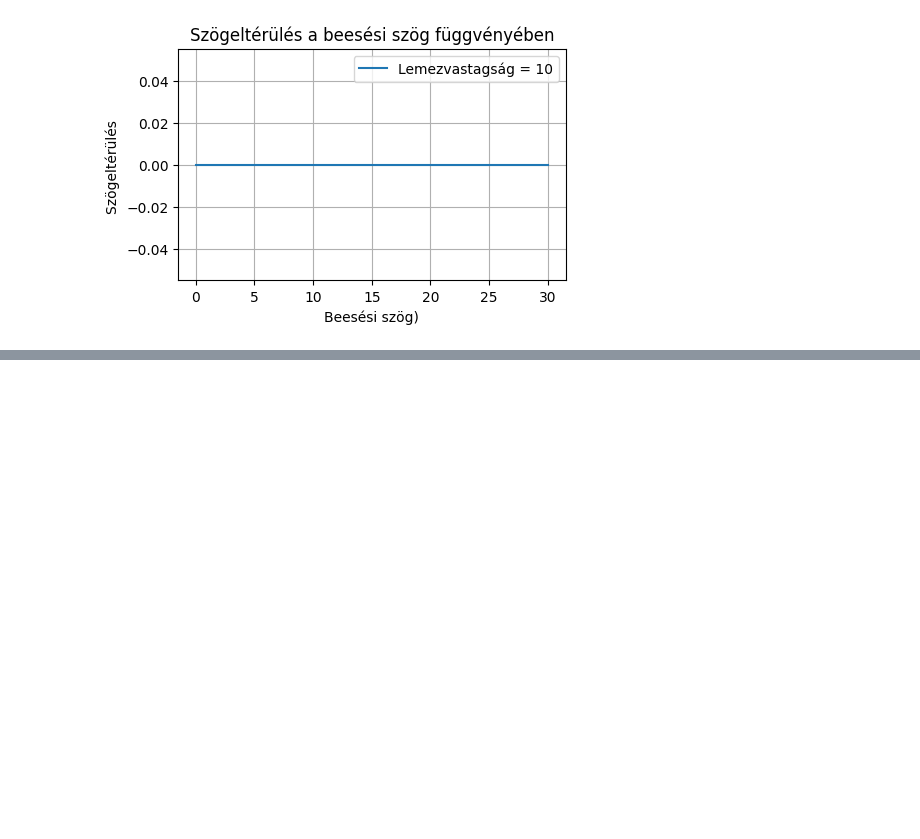
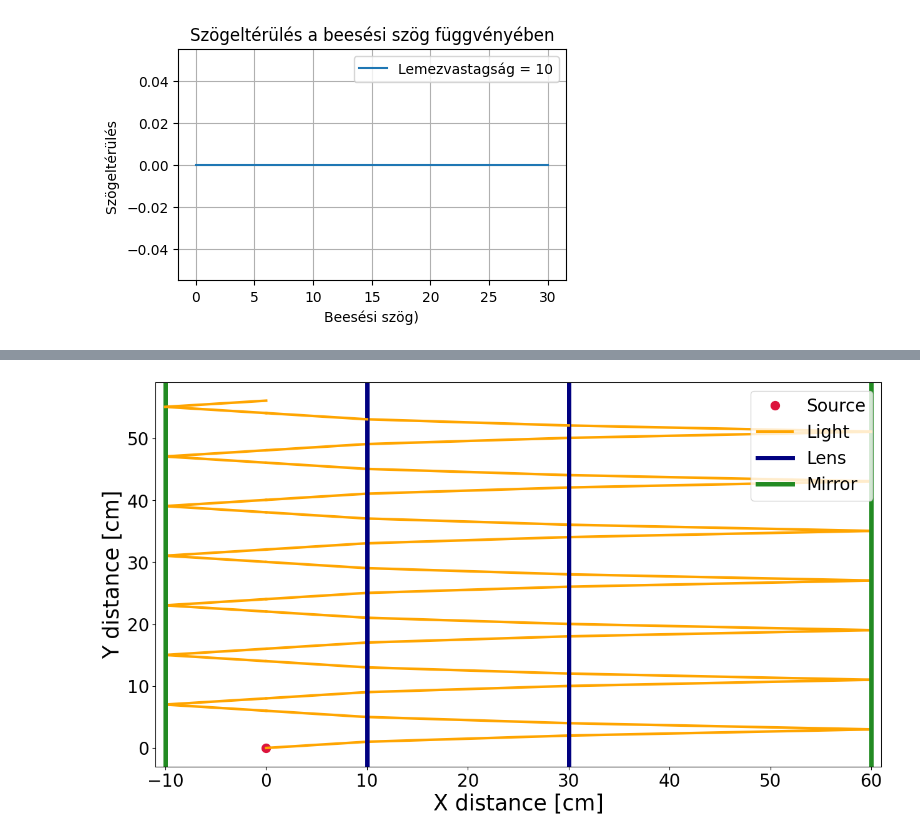
Before and after one commit to szarazd/PFPM, a Jupyter notebook: 04Sugároptika.ipynb, the cells around one changed output, grey strips where cells are left out. Saved outputs shown, nothing was run; the diff lists cells and outputs as text; code cells hidden in the pictures; blank space fills up the shorter version.

```diff
--- a/04Sugároptika.ipynb
+++ b/04Sugároptika.ipynb
@@ -505,0 +611,24 @@ plt.show()
+# %%
+ray = MatrixOptics(y0=0.0, theta0=0.1, direction=1)
+
+for i in range(7):
+    ray.propagation(d1)
+    ray.refraction(n1, n2)
+    ray.propagation(d2)
+    ray.refraction(n2, n3)
+    ray.propagation(d3)
+
+    ray.reflection()
+    ray.propagation(d3)
+    ray.refraction(n3, n2)
+    ray.propagation(d2)
+    ray.refraction(n2, n1)
+    ray.propagation(d1)
+
+    ray.propagation(d1)
+    ray.reflection()
+    ray.propagation(d1)
+
+ray.end()
+# %% [output]
+[figure, added]
```
Also changed, not shown: parts of 1 cell of this notebook.
